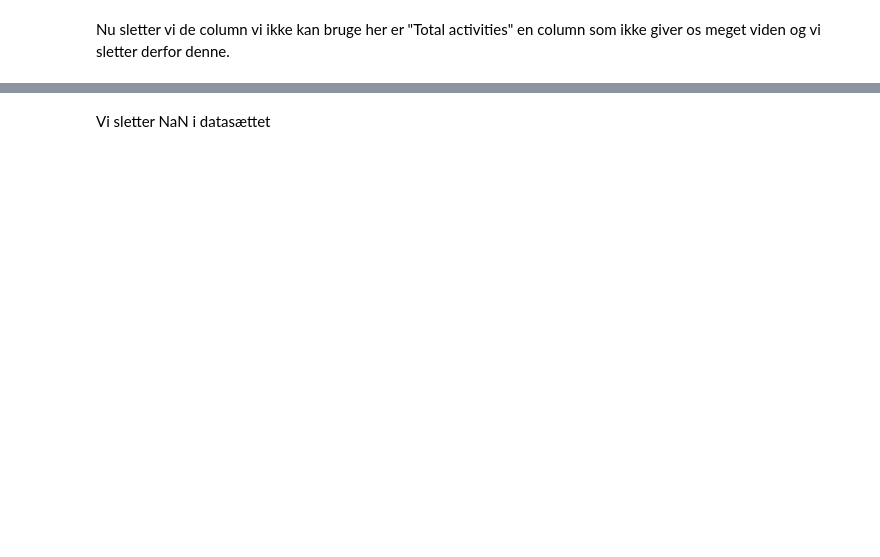
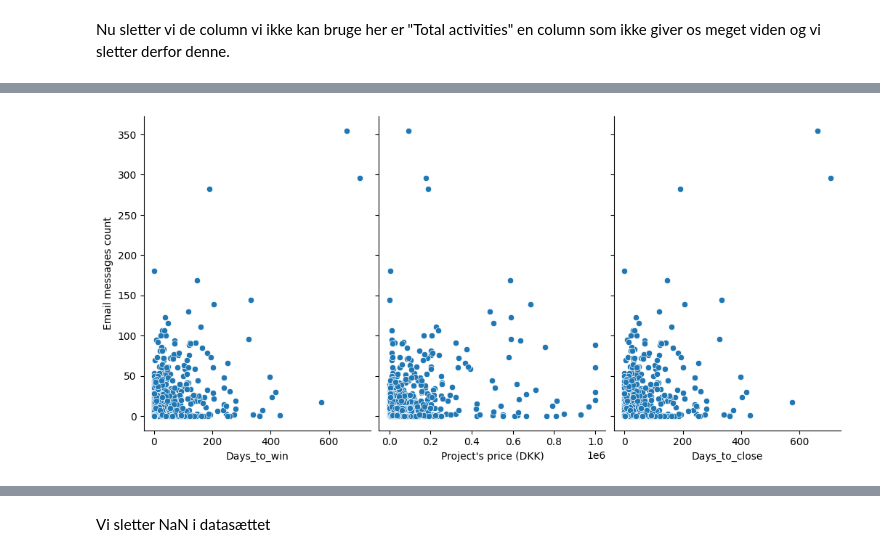
Before and after one commit to will520g/Aflevering_2, a Jupyter notebook: Data_for_kea_python.ipynb, the cells around one changed output, grey strips where cells are left out. Drawn from its saved outputs; the diff is of its cells as text; code cells hidden in the pictures; blank space fills up the shorter version.

```diff
--- a/Data_for_kea_python.ipynb
+++ b/Data_for_kea_python.ipynb
@@ -69,3 +131,0 @@ vi kan se at Title har nogle special tegn som vi skal have slettet
-# %%
-df["Title (Project's name)"] = df["Title (Project's name)"].str.strip(",-=  //")
-df
@@ -86,3 +132,19 @@ df
+# %%
+max_value = 1000000
+
+# Filter DataFrame to limit values
+df_filtered = df.copy()
+df_filtered['Email messages count'] = df_filtered['Email messages count'].clip(upper=max_value)
+df_filtered['Days_to_win'] = df_filtered['Days_to_win'].clip(upper=max_value)
+df_filtered['Days_to_close'] = df_filtered['Days_to_close'].clip(upper=max_value)
+df_filtered["Project's price (DKK)"] = df_filtered["Project's price (DKK)"].clip(upper=max_value)
+
+# Plot with filtered DataFrame
+sns.pairplot(df_filtered, x_vars=['Days_to_win', "Project's price (DKK)", 'Days_to_close'],
+             y_vars="Email messages count", size=5, aspect=0.7, kind='scatter')
+plt.show()
+# %% [output]
+[figure, added]
 # %%
 df["Deal created on"] = pd.to_datetime(df["Deal created on"])
 df["Won time"] = pd.to_datetime(df["Won time"])
```
Also changed, not shown: parts of 22 cells of this notebook, 1 other file.
